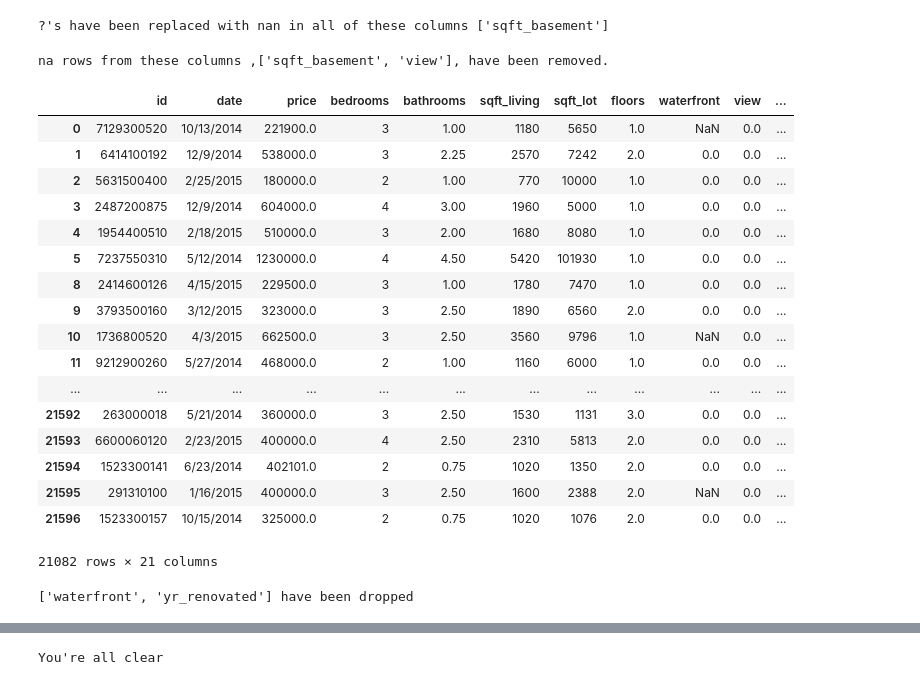
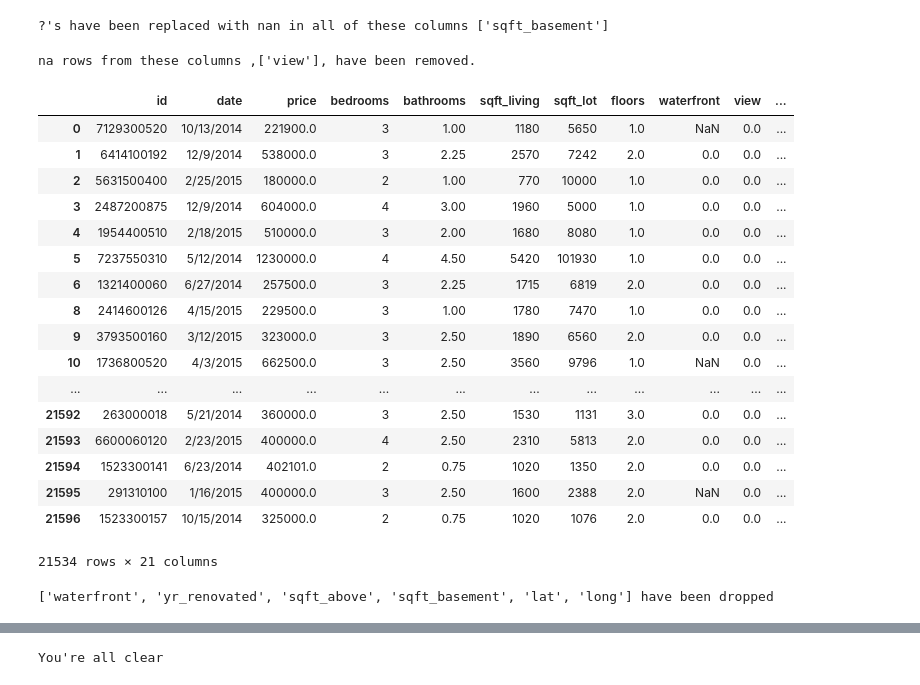
Before and after one commit to jonnelbenjamin/coachmod4project, a Jupyter notebook: data_cleaning.ipynb, the cells around one changed output, grey strips where cells are left out. Saved outputs shown, nothing was run; the diff lists cells and outputs as text; code cells hidden in the pictures.

```diff
--- a/data_cleaning.ipynb
+++ b/data_cleaning.ipynb
@@ -22,34 +14,34 @@ replace_column_w_nan(kcdf, columns_to_replace, '?')
 ?'s have been replaced with nan in all of these columns ['sqft_basement']
 # %%
 # kcdf = kcdf.dropna(axis=0, subset=['sqft_basement', 'view'])
-na_columns = ['sqft_basement', 'view']
+na_columns = ['view']
 drop_na_rows(kcdf, na_columns)
 # %% [output]
-na rows from these columns ,['sqft_basement', 'view'], have been removed.
+na rows from these columns ,['view'], have been removed.
 |  | id | date | price | bedrooms | bathrooms | sqft_living | sqft_lot | floors | waterfront | view | ... |
 | 0 | 7129300520 | 10/13/2014 | 221900.0 | 3 | 1.00 | 1180 | 5650 | 1.0 | NaN | 0.0 | ... |
 | 1 | 6414100192 | 12/9/2014 | 538000.0 | 3 | 2.25 | 2570 | 7242 | 2.0 | 0.0 | 0.0 | ... |
 | 2 | 5631500400 | 2/25/2015 | 180000.0 | 2 | 1.00 | 770 | 10000 | 1.0 | 0.0 | 0.0 | ... |
 | 3 | 2487200875 | 12/9/2014 | 604000.0 | 4 | 3.00 | 1960 | 5000 | 1.0 | 0.0 | 0.0 | ... |
 | 4 | 1954400510 | 2/18/2015 | 510000.0 | 3 | 2.00 | 1680 | 8080 | 1.0 | 0.0 | 0.0 | ... |
 | 5 | 7237550310 | 5/12/2014 | 1230000.0 | 4 | 4.50 | 5420 | 101930 | 1.0 | 0.0 | 0.0 | ... |
+| 6 | 1321400060 | 6/27/2014 | 257500.0 | 3 | 2.25 | 1715 | 6819 | 2.0 | 0.0 | 0.0 | ... |
 | 8 | 2414600126 | 4/15/2015 | 229500.0 | 3 | 1.00 | 1780 | 7470 | 1.0 | 0.0 | 0.0 | ... |
 | 9 | 3793500160 | 3/12/2015 | 323000.0 | 3 | 2.50 | 1890 | 6560 | 2.0 | 0.0 | 0.0 | ... |
 | 10 | 1736800520 | 4/3/2015 | 662500.0 | 3 | 2.50 | 3560 | 9796 | 1.0 | NaN | 0.0 | ... |
-| 11 | 9212900260 | 5/27/2014 | 468000.0 | 2 | 1.00 | 1160 | 6000 | 1.0 | 0.0 | 0.0 | ... |
 | ... | ... | ... | ... | ... | ... | ... | ... | ... | ... | ... | ... |
 | 21592 | 263000018 | 5/21/2014 | 360000.0 | 3 | 2.50 | 1530 | 1131 | 3.0 | 0.0 | 0.0 | ... |
 | 21593 | 6600060120 | 2/23/2015 | 400000.0 | 4 | 2.50 | 2310 | 5813 | 2.0 | 0.0 | 0.0 | ... |
 | 21594 | 1523300141 | 6/23/2014 | 402101.0 | 2 | 0.75 | 1020 | 1350 | 2.0 | 0.0 | 0.0 | ... |
 | 21595 | 291310100 | 1/16/2015 | 400000.0 | 3 | 2.50 | 1600 | 2388 | 2.0 | NaN | 0.0 | ... |
 | 21596 | 1523300157 | 10/15/2014 | 325000.0 | 2 | 0.75 | 1020 | 1076 | 2.0 | 0.0 | 0.0 | ... |
-21082 rows × 21 columns
+21534 rows × 21 columns
 # %%
 # This successfully removes these columns.
-columns_to_drop = ['waterfront', 'yr_renovated']
+columns_to_drop = ['waterfront', 'yr_renovated','sqft_above','sqft_basement','lat','long']
 drop_columns(kcdf, columns_to_drop)
 # %% [output]
-['waterfront', 'yr_renovated'] have been dropped
+['waterfront', 'yr_renovated', 'sqft_above', 'sqft_basement', 'lat', 'long'] have been dropped
 # %%
 msno.matrix(kcdf)
 # %% [output]
```
Also changed, not shown: parts of 2 cells of this notebook, 2 other files.
